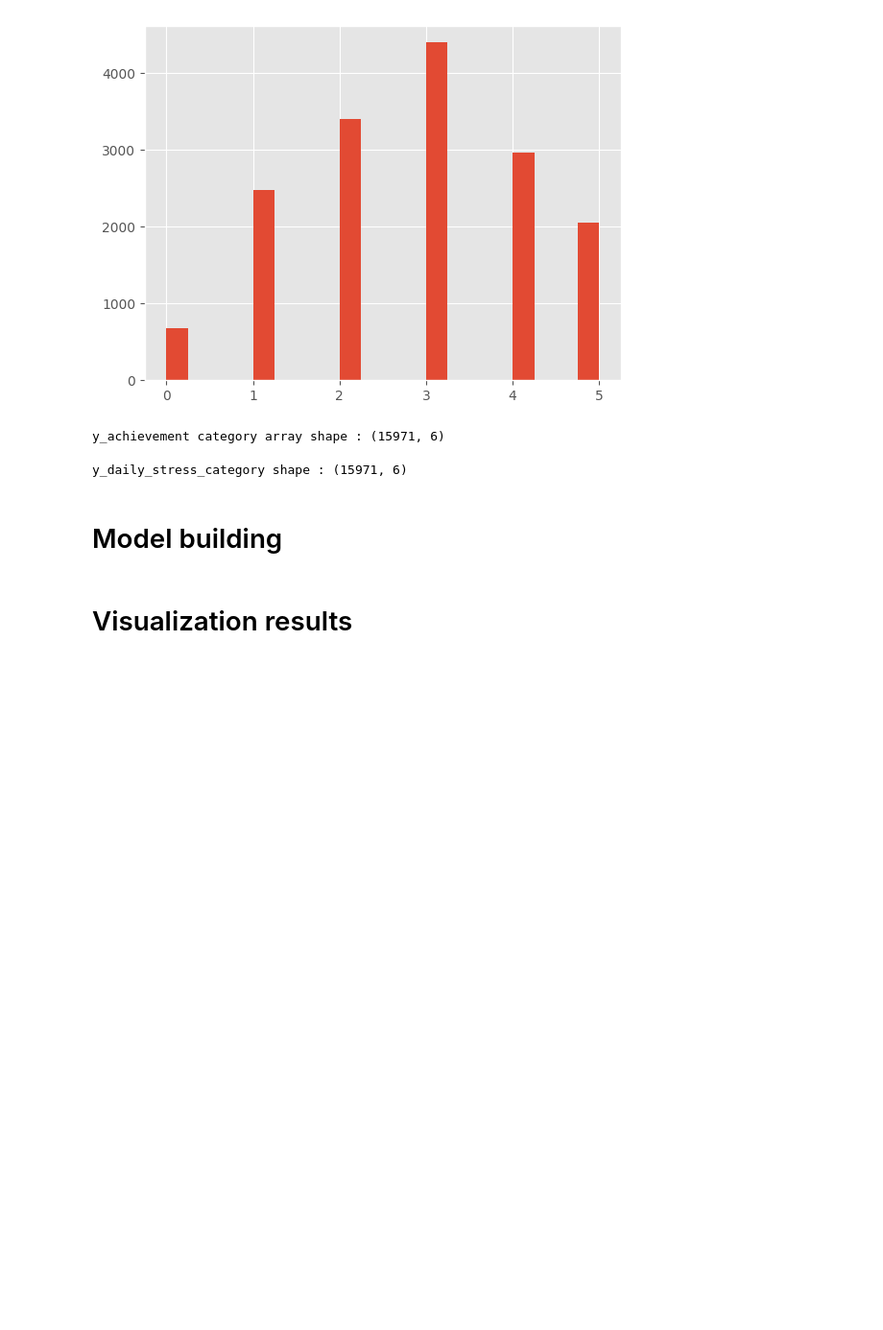
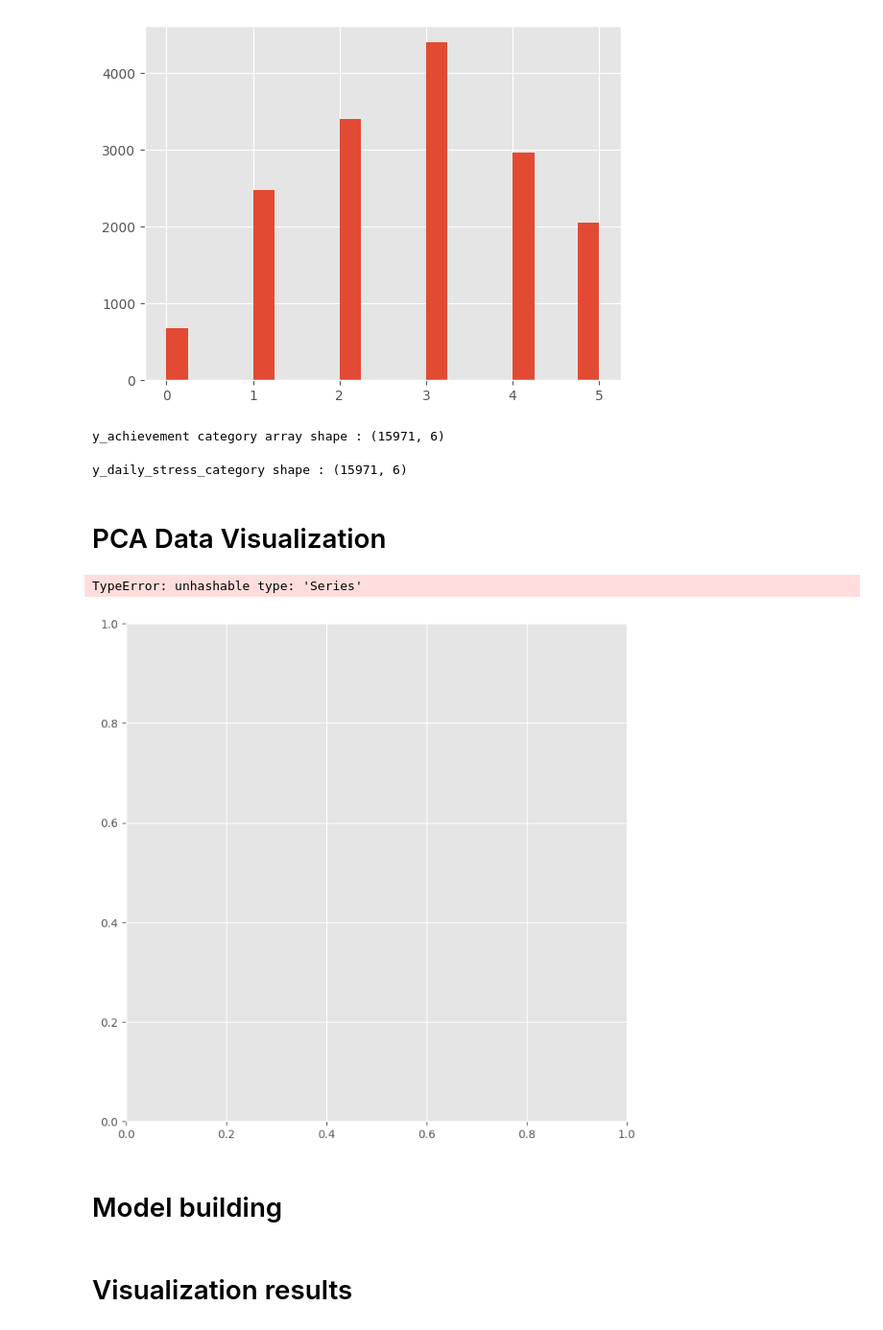
Before and after one commit to insung3511/redbean_ratbean, a Jupyter notebook: model_test/model.ipynb, the cells around one changed output. Shown at 96% size. Saved outputs shown, nothing was run; the diff lists cells and outputs as text; code cells hidden in the pictures; blank space fills up the shorter version.

```diff
--- a/model_test/model.ipynb
+++ b/model_test/model.ipynb
@@ -139,5 +139,48 @@ y_daily_stress_cate = np.array(y_daily_stress_cate)
 print(f"y_daily_stress_category shape : {y_daily_stress_cate.shape}")
 # %% [output]
 y_daily_stress_category shape : (15971, 6)
+# %% [markdown]
+# PCA Data Visualization
+# %%
+from sklearn.preprocessing import StandardScaler
+from sklearn.decomposition import PCA
+
+pca_X = StandardScaler().fit_transform(
+    X.loc[:, X.columns.tolist()].values
+)
+
+pca_y = y.loc[:, ['DAILY_STRESS']]
+
+pca = PCA(n_components=6)
+principalComponents = pca.fit_transform(pca_X)
+# %%
+pcaDF = pd.DataFrame(
+    data = principalComponents,
+    columns=['pca1', 'pca2', 'pca3', 'pca4', 'pca5', 'pca6']
+)
+
+finalDF = pd.concat([pcaDF, pca_y], axis=1)
+# %%
+fig = plt.figure(figsize=(8, 8))
+ax = fig.add_subplot(1, 1, 1)
+
+targets = pca_y['DAILY_STRESS'].unique().tolist()
+
+for target_value in targets:
+    indicesToKeep = finalDF['DAILY_STRESS'] == target_value
+    ax.scatter(
+        finalDF.loc[indicesToKeep, 'pca1'],
+        finalDF.loc[indicesToKeep, 'pca2'],
+        finalDF.loc[indicesToKeep, 'pca3'],
+        finalDF.loc[indicesToKeep, 'pca4'],
+        finalDF.loc[indicesToKeep, 'pca5'],
+        finalDF.loc[indicesToKeep, 'pca6']
+    )
+
+ax.legend(targets)
+ax.grid()
+# %% [output]
+TypeError: unhashable type: 'Series'
+[figure, added]
 # %% [markdown]
 # Model building
```
Also changed, not shown: parts of 1 cell of this notebook.
